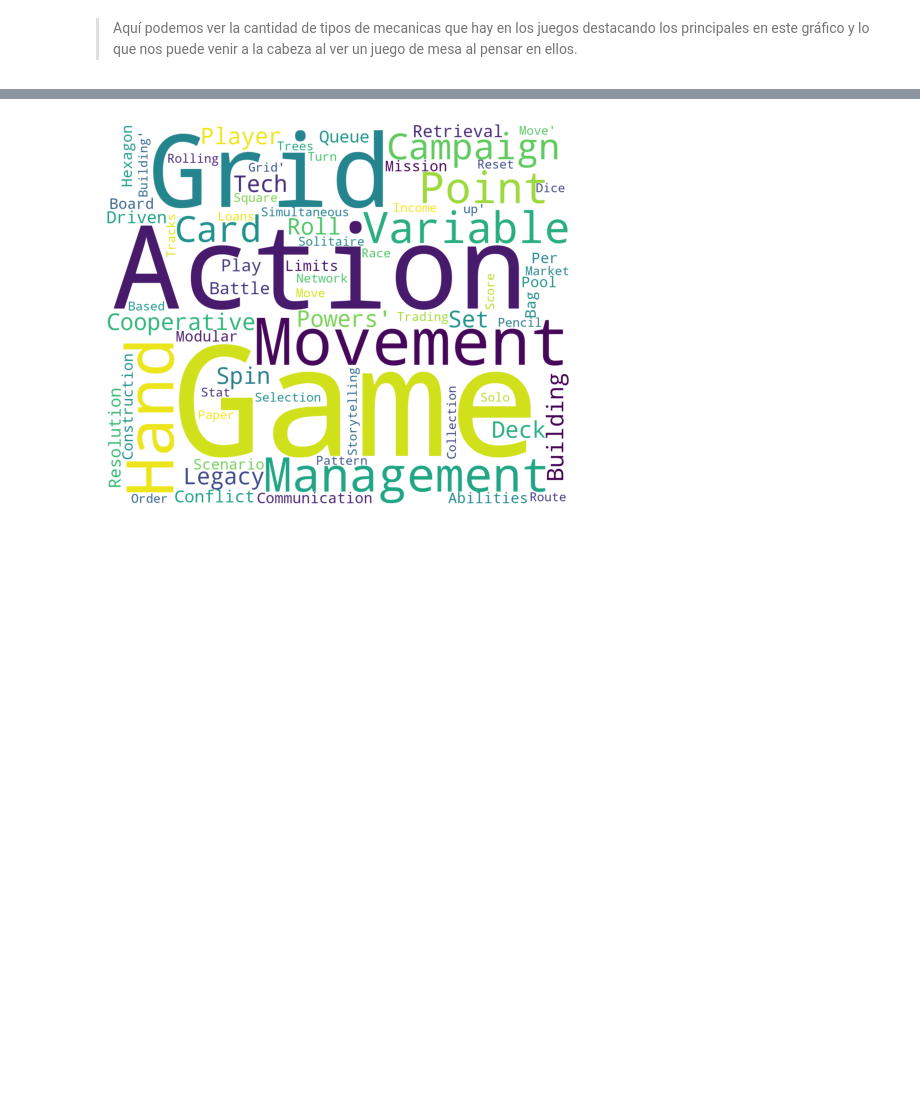
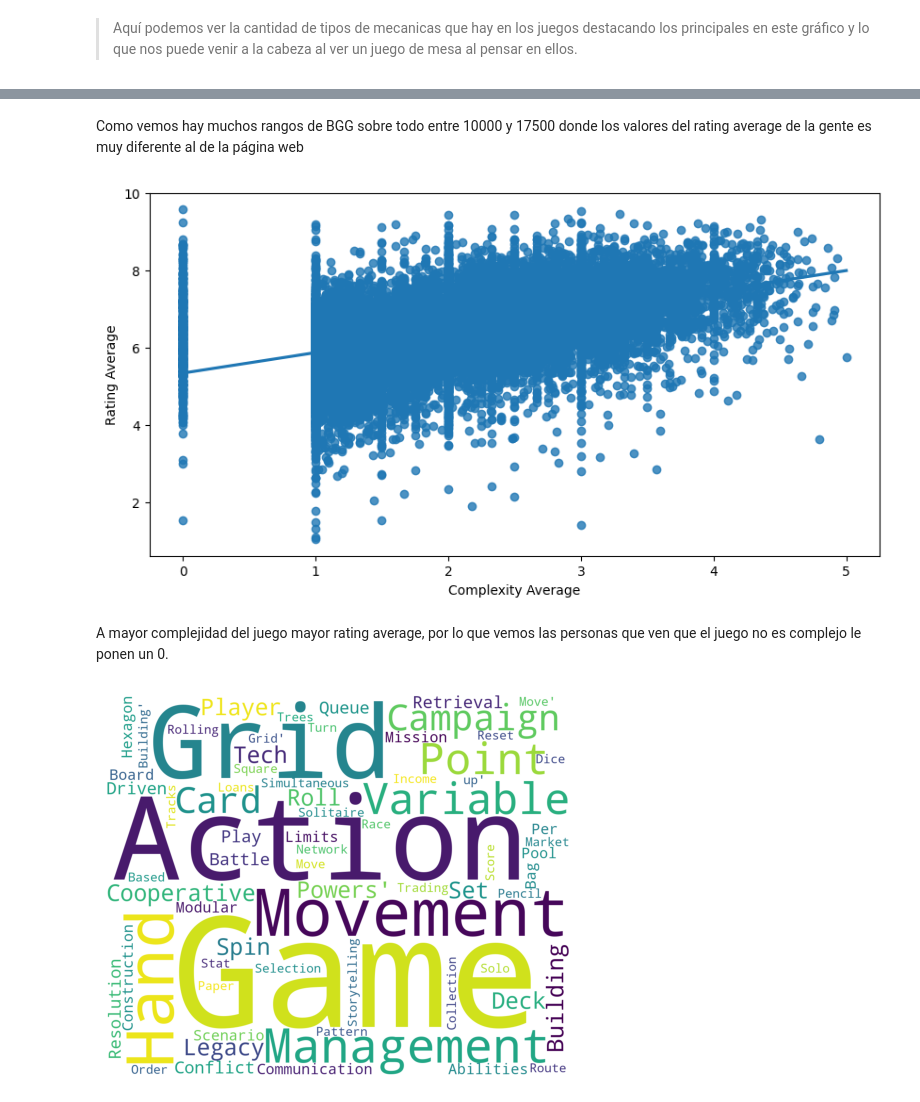
Before and after one commit to svalencia-romero/Prediccion-rating-de-usuarios-de-juegos-de-mesa, a Jupyter notebook: notebooks/01_EDA.ipynb, the cells around one changed output, grey strips where cells are left out. Drawn from its saved outputs; the diff is of its cells as text; code cells hidden in the pictures; blank space fills up the shorter version.

```diff
--- a/notebooks/01_EDA.ipynb
+++ b/notebooks/01_EDA.ipynb
@@ -68,4 +65,13 @@ sns.regplot(x=df_clean["BGG Rank"], y=df_clean["Rating Average"]);
 [figure]
+# %% [markdown]
+Como vemos hay muchos rangos de BGG sobre todo entre 10000 y 17500 donde los valores del rating average de la gente es muy diferente al de la página web
+# %%
+plt.figure(figsize=(10,5))
+sns.regplot(x=df_clean["Complexity Average"], y=df_clean["Rating Average"]);
+# %% [output]
+[figure, added]
+# %% [markdown]
+A mayor complejidad del juego mayor rating average, por lo que vemos las personas que ven que el juego no es complejo le ponen un 0.
 # %%
 plt.subplots(figsize=(6,6))
 wordcloud = WordCloud(background_color='white',width=1200,height=980).generate(str(df_clean["Mechanics"].values))
```
Also changed, not shown: parts of 2 cells of this notebook.
